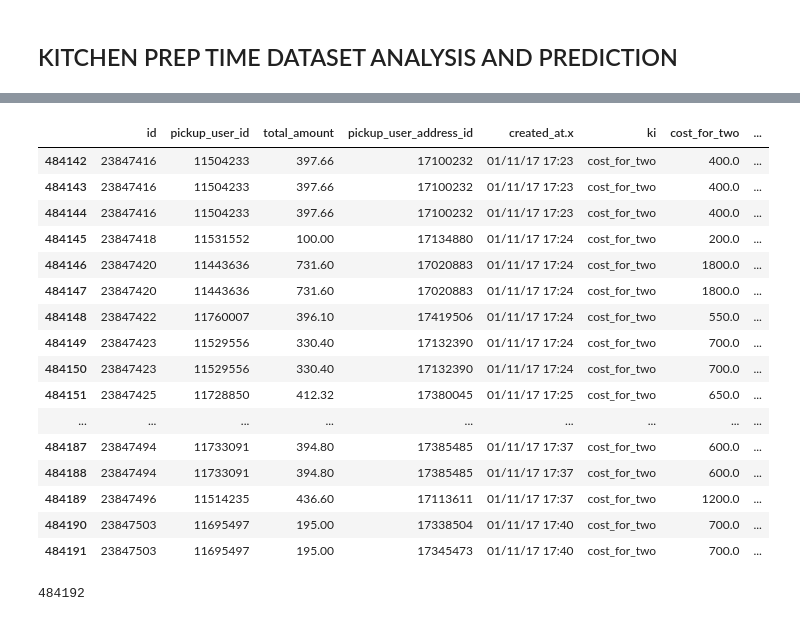
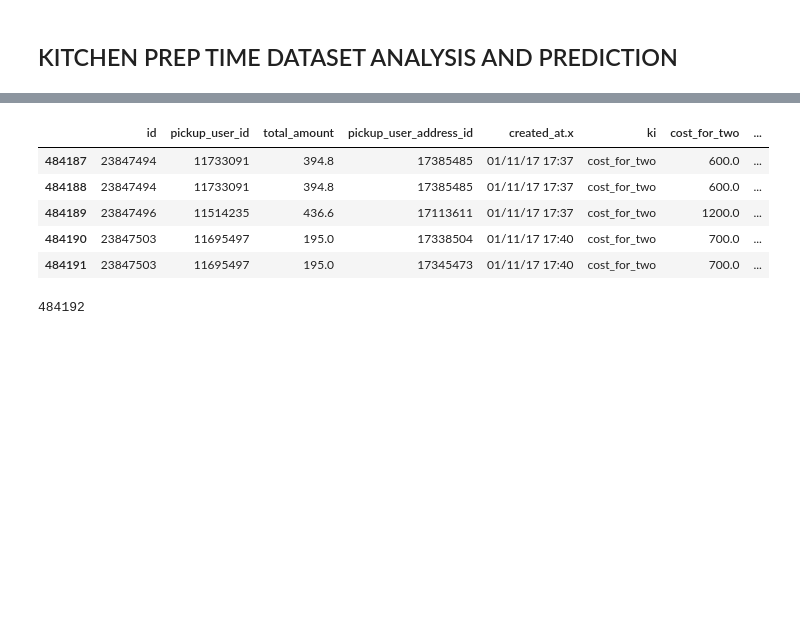
Before and after one commit to arjungithub123/kitchen_prep_time, a Jupyter notebook: kpt_final_solution.ipynb, the cells around one changed output, grey strips where cells are left out. Cells and saved outputs as stored; diff of their text form; code cells hidden in the pictures; blank space fills up the shorter version.

```diff
--- a/kpt_final_solution.ipynb
+++ b/kpt_final_solution.ipynb
@@ -4,6 +4,7 @@
 # importing the necessary modules
 # data manipulation modules: pandas and numpy
 import pandas as pd
+pd.set_option('display.max_rows', 15)
 pd.set_option('display.max_columns', 50)
 import numpy as np
 
@@ -59,24 +49,13 @@ df.head(50)
 # %%
-#checking out the last 50 rows
-df.tail(50)
+#checking out the last 5 rows
+df.tail()
 # %% [output]
 |  | id | pickup_user_id | total_amount | pickup_user_address_id | created_at.x | ki | cost_for_two | ... |
-| 484142 | 23847416 | 11504233 | 397.66 | 17100232 | 01/11/17 17:23 | cost_for_two | 400.0 | ... |
-| 484143 | 23847416 | 11504233 | 397.66 | 17100232 | 01/11/17 17:23 | cost_for_two | 400.0 | ... |
-| 484144 | 23847416 | 11504233 | 397.66 | 17100232 | 01/11/17 17:23 | cost_for_two | 400.0 | ... |
-| 484145 | 23847418 | 11531552 | 100.00 | 17134880 | 01/11/17 17:24 | cost_for_two | 200.0 | ... |
-| 484146 | 23847420 | 11443636 | 731.60 | 17020883 | 01/11/17 17:24 | cost_for_two | 1800.0 | ... |
-| 484147 | 23847420 | 11443636 | 731.60 | 17020883 | 01/11/17 17:24 | cost_for_two | 1800.0 | ... |
-| 484148 | 23847422 | 11760007 | 396.10 | 17419506 | 01/11/17 17:24 | cost_for_two | 550.0 | ... |
-| 484149 | 23847423 | 11529556 | 330.40 | 17132390 | 01/11/17 17:24 | cost_for_two | 700.0 | ... |
-| 484150 | 23847423 | 11529556 | 330.40 | 17132390 | 01/11/17 17:24 | cost_for_two | 700.0 | ... |
-| 484151 | 23847425 | 11728850 | 412.32 | 17380045 | 01/11/17 17:25 | cost_for_two | 650.0 | ... |
-| ... | ... | ... | ... | ... | ... | ... | ... | ... |
-| 484187 | 23847494 | 11733091 | 394.80 | 17385485 | 01/11/17 17:37 | cost_for_two | 600.0 | ... |
-| 484188 | 23847494 | 11733091 | 394.80 | 17385485 | 01/11/17 17:37 | cost_for_two | 600.0 | ... |
-| 484189 | 23847496 | 11514235 | 436.60 | 17113611 | 01/11/17 17:37 | cost_for_two | 1200.0 | ... |
-| 484190 | 23847503 | 11695497 | 195.00 | 17338504 | 01/11/17 17:40 | cost_for_two | 700.0 | ... |
-| 484191 | 23847503 | 11695497 | 195.00 | 17345473 | 01/11/17 17:40 | cost_for_two | 700.0 | ... |
+| 484187 | 23847494 | 11733091 | 394.8 | 17385485 | 01/11/17 17:37 | cost_for_two | 600.0 | ... |
+| 484188 | 23847494 | 11733091 | 394.8 | 17385485 | 01/11/17 17:37 | cost_for_two | 600.0 | ... |
+| 484189 | 23847496 | 11514235 | 436.6 | 17113611 | 01/11/17 17:37 | cost_for_two | 1200.0 | ... |
+| 484190 | 23847503 | 11695497 | 195.0 | 17338504 | 01/11/17 17:40 | cost_for_two | 700.0 | ... |
+| 484191 | 23847503 | 11695497 | 195.0 | 17345473 | 01/11/17 17:40 | cost_for_two | 700.0 | ... |
 # %%
 #no of rows in the dataset
 len(df)
```
Also changed, not shown: parts of 16 cells of this notebook.
